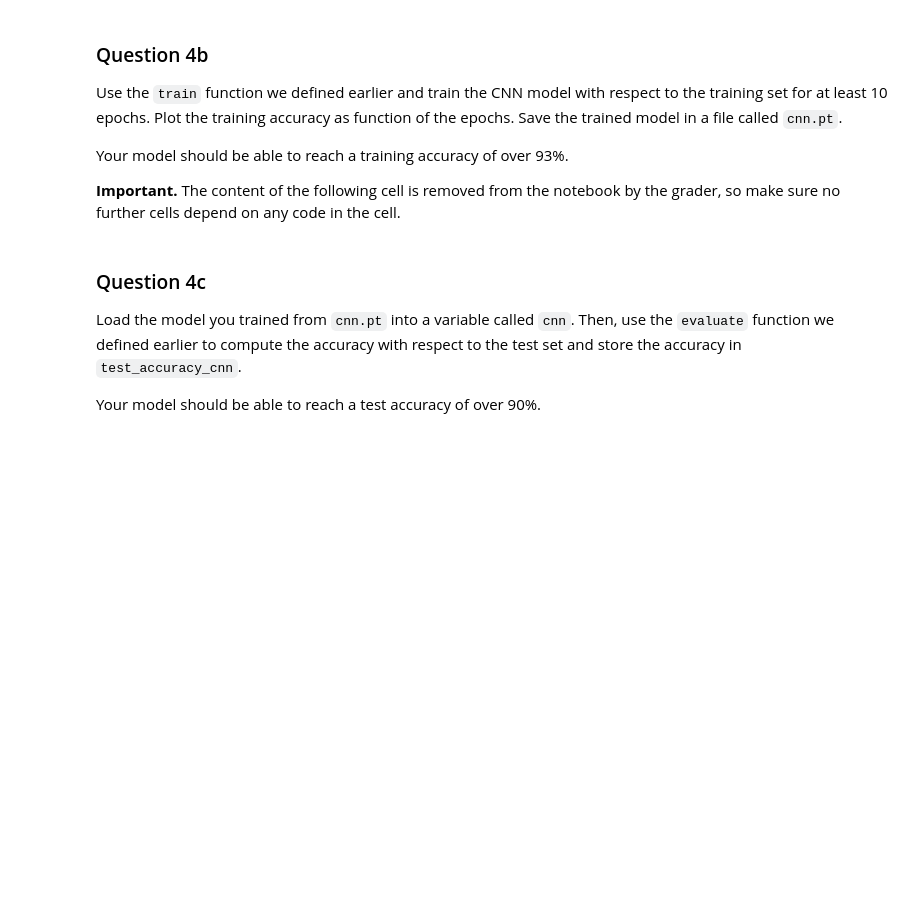
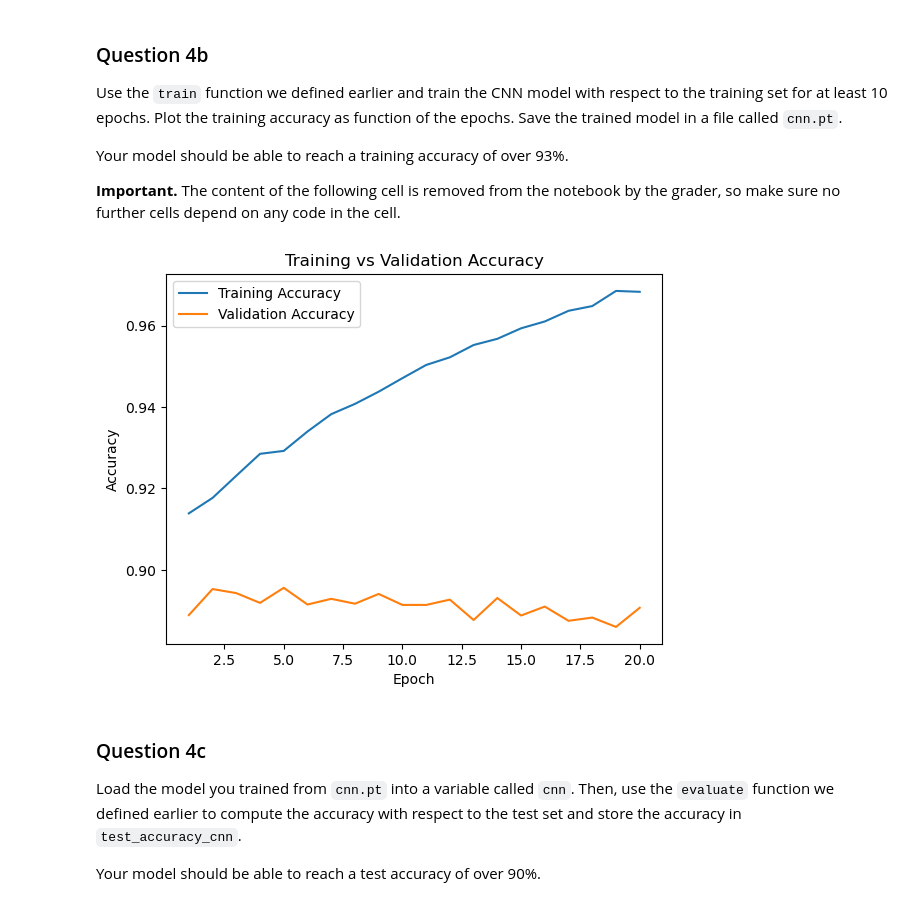
Before and after one commit to BoLaker/Data-Science-and-AI, a Jupyter notebook: assignment5_template.ipynb, the cells around one changed output. Saved outputs shown, nothing was run; the diff lists cells and outputs as text; code cells hidden in the pictures; blank space fills up the shorter version.

```diff
--- a/assignment5_template.ipynb
+++ b/assignment5_template.ipynb
@@ -448,6 +533,24 @@ Your model should be able to reach a training accuracy of over 93%.
 # %%
 # Codegrade Tag Question4b
 # Do *not* remove the tag above
+
+train_losses, train_accuracies, val_losses, val_accuracies = train(
+    cnn, train_loader, val_loader, num_epochs=20
+)
+
+torch.save(cnn.state_dict(), 'cnn.pt')
+
+epochs = range(1, len(train_accuracies) + 1)
+
+plt.plot(epochs, train_accuracies, label='Training Accuracy')
+plt.plot(epochs, val_accuracies,   label='Validation Accuracy')
+plt.xlabel('Epoch')
+plt.ylabel('Accuracy')
+plt.title('Training vs Validation Accuracy')
+plt.legend()
+plt.show()
+# %% [output]
+[figure, added]
 # %% [markdown]
 ### Question 4c
 
```
Also changed, not shown: parts of 11 cells of this notebook, 4 other files.
